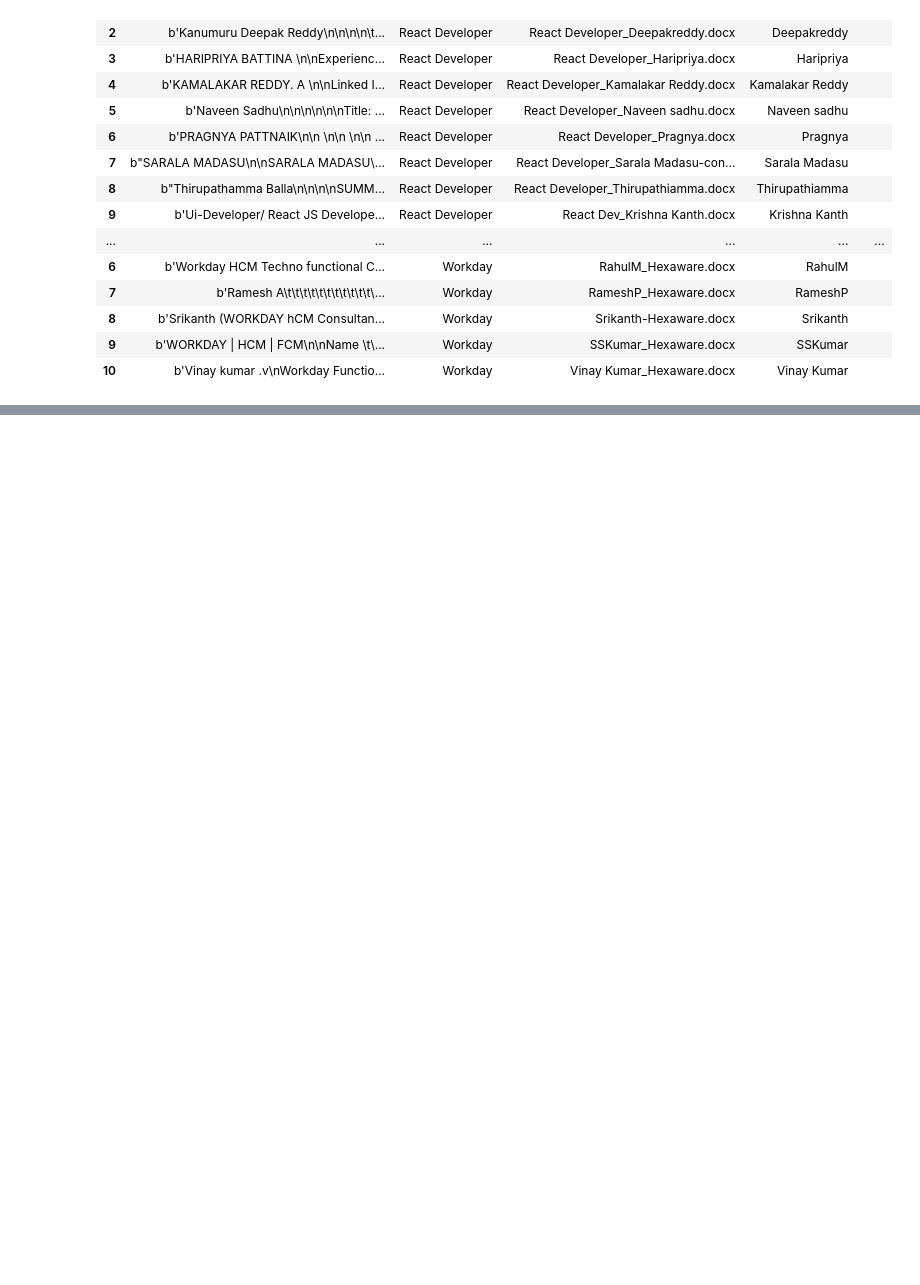
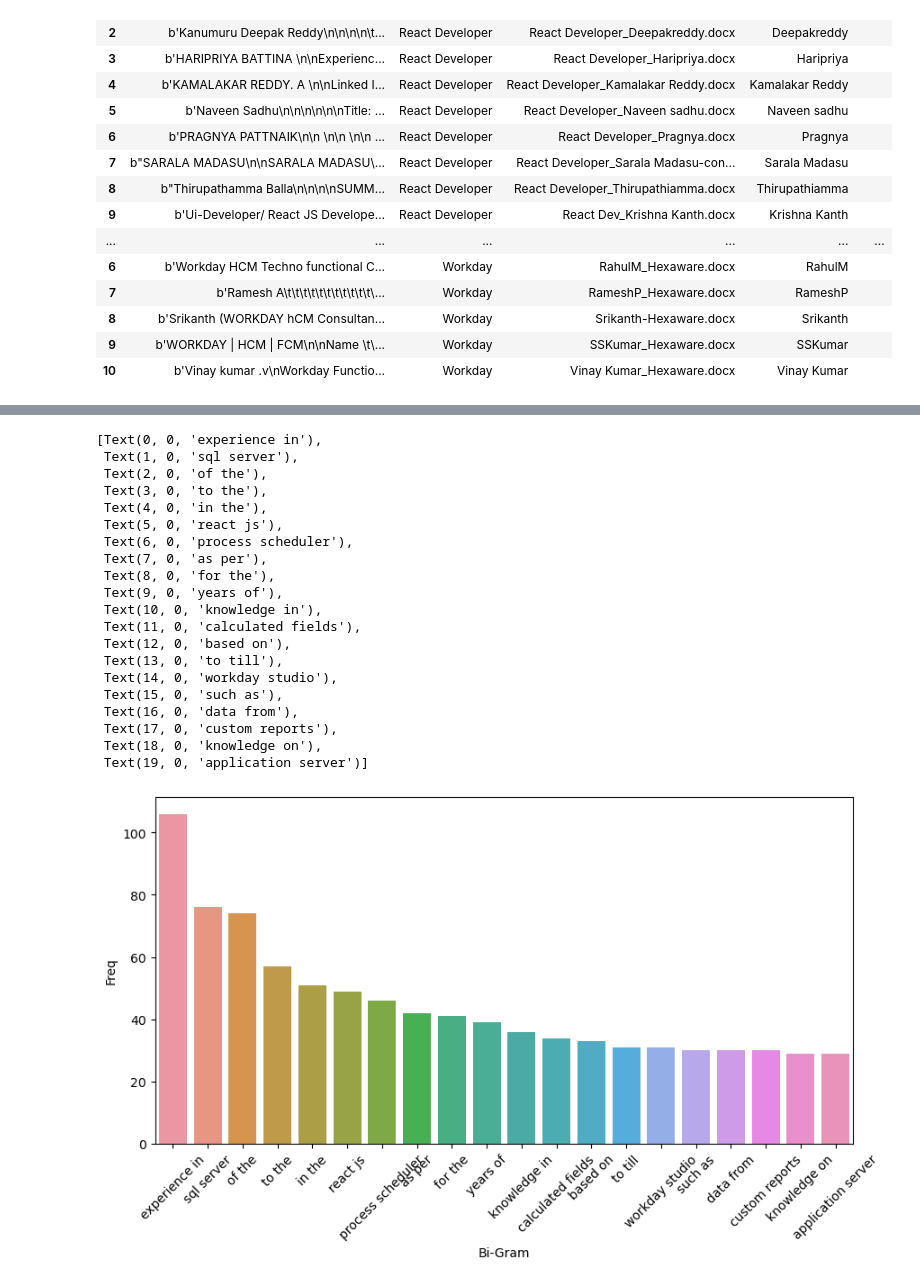
Before and after one commit to codegopi/Resume-Category, a Jupyter notebook: ResFit.ipynb, the cells around one changed output, grey strips where cells are left out. Cells and saved outputs as stored; diff of their text form; code cells hidden in the pictures; blank space fills up the shorter version.

```diff
--- a/ResFit.ipynb
+++ b/ResFit.ipynb
@@ -357,9 +354,3 @@ t6
 | 8 | b'Srikanth (WORKDAY hCM Consultan... | Workday | Srikanth-Hexaware.docx | Srikanth |  |
 | 9 | b'WORKDAY | HCM | FCM\n\nName \t\... | Workday | SSKumar_Hexaware.docx | SSKumar |  |
 | 10 | b'Vinay kumar .v\nWorkday Functio... | Workday | Vinay Kumar_Hexaware.docx | Vinay Kumar |  |
-# %%
-#t6["data"] = t6["data"].str.replace('[^a-zA-Z ]', '')
-
-eliminate = ["\n","\t"]
-for i in eliminate:
-    t6["data"] = t5["data"].str.replace(i,"")
@@ -386,0 +459,13 @@ memory usage: 2.4+ KB
+# %%
+def get_top(corpus, n=None):
+    vec1 = CountVectorizer(ngram_range=(2,2), max_features=2000).fit(corpus)
+    bow = vec1.transform(corpus)
+    wsum = bow.sum(axis=0)
+    freq = [(word, wsum[0, idx]) for word, idx in vec1.vocabulary_.items()]
+    freq = sorted(freq, key = lambda x: x[1], reverse=True)
+    return freq[:n]
+# %%
+top_200 = get_top(t6["data"], n=200)
+top_df = pd.DataFrame(top_200)
+top_df.columns=["Bi-Gram","Freq"]
+top_df.head()
@@ -386,0 +479,29 @@ memory usage: 2.4+ KB
+# %%
+import matplotlib.pyplot as plt
+import seaborn as sns
+top_20 = top_df.iloc[:20,:]
+fig=plt.figure(figsize=(10,5))
+plot=sns.barplot(x=top_20["Bi-Gram"],y=top_20["Freq"])
+plot.set_xticklabels(rotation=45, labels=top_20["Bi-Gram"])
+# %% [output]
+[Text(0, 0, 'experience in'),
+ Text(1, 0, 'sql server'),
+ Text(2, 0, 'of the'),
+ Text(3, 0, 'to the'),
+ Text(4, 0, 'in the'),
+ Text(5, 0, 'react js'),
+ Text(6, 0, 'process scheduler'),
+ Text(7, 0, 'as per'),
+ Text(8, 0, 'for the'),
+ Text(9, 0, 'years of'),
+ Text(10, 0, 'knowledge in'),
+ Text(11, 0, 'calculated fields'),
+ Text(12, 0, 'based on'),
+ Text(13, 0, 'to till'),
+ Text(14, 0, 'workday studio'),
+ Text(15, 0, 'such as'),
+ Text(16, 0, 'data from'),
+ Text(17, 0, 'custom reports'),
+ Text(18, 0, 'knowledge on'),
+ Text(19, 0, 'application server')]
+[figure, added]
```
Also changed, not shown: parts of 46 cells of this notebook.
